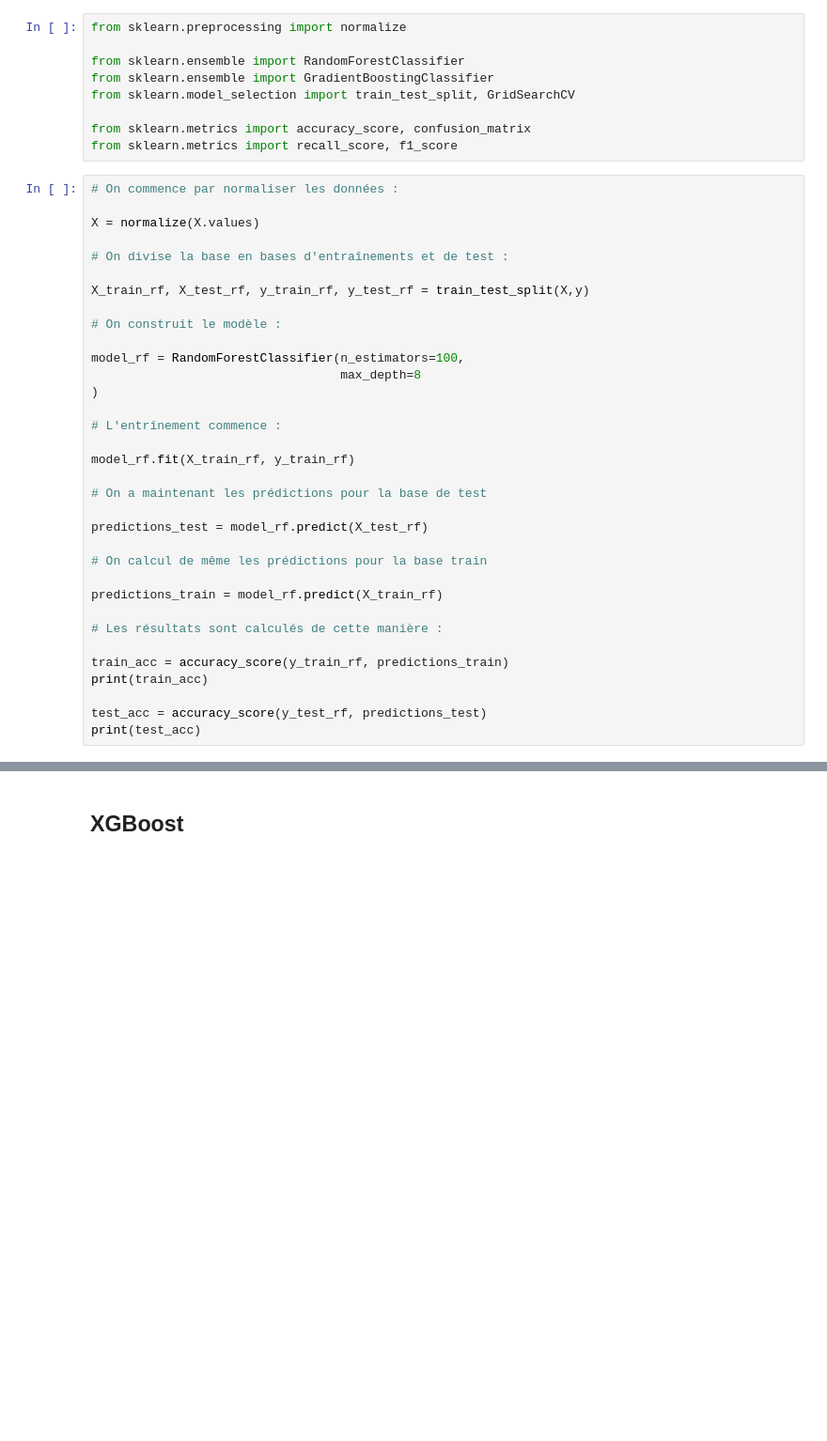
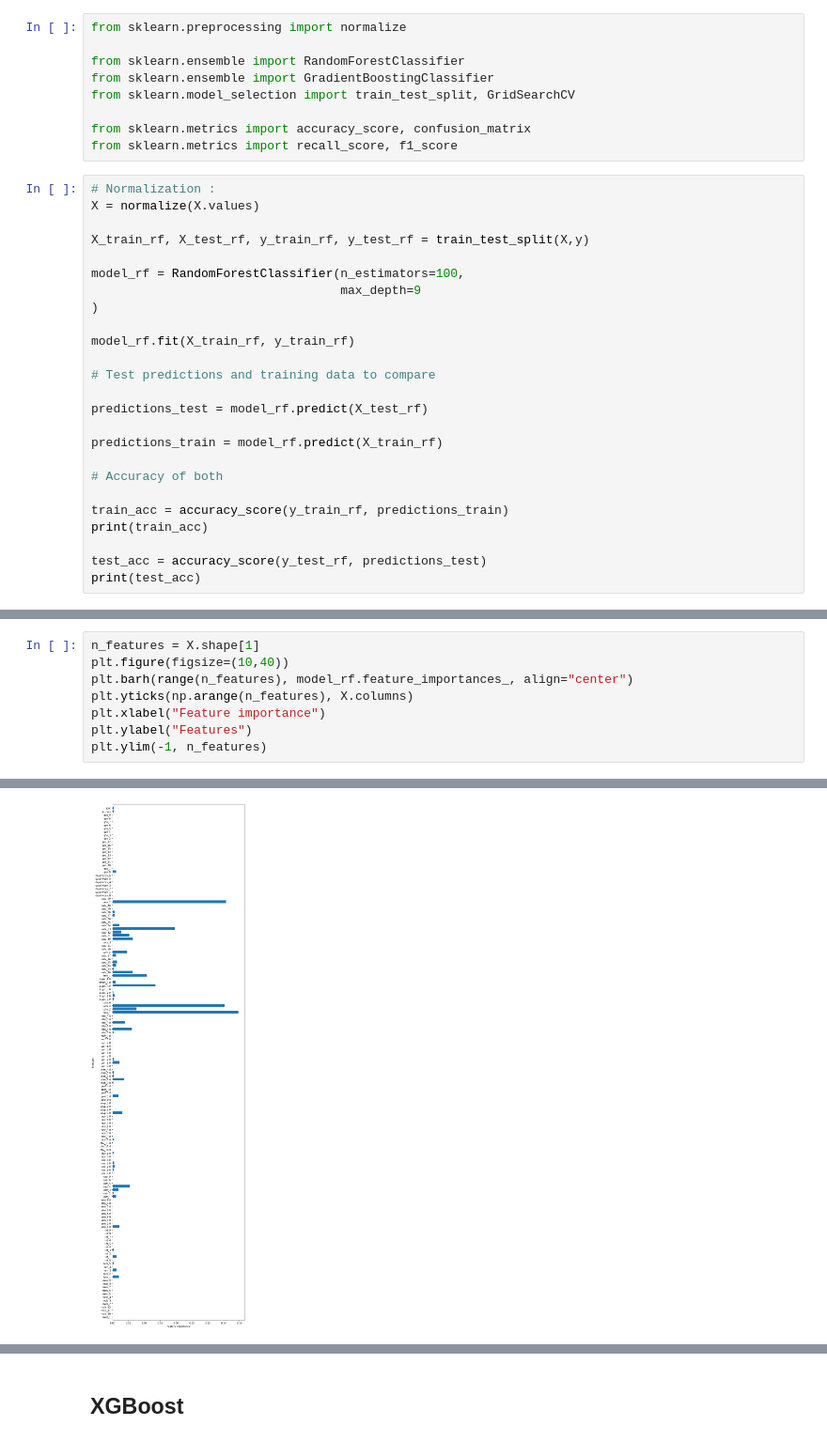
Before and after one commit to Chente-informa/Coursera_Capstone, a Jupyter notebook: Capstone_accident_severity_prediction_final_assigment.ipynb, the cells around one changed output, grey strips where cells are left out. Shown at 94% size. Drawn from its saved outputs; the diff is of its cells as text; blank space fills up the shorter version.

Commit message:
Final notebook to prediction accident
Final jupyter notebook of the prediction project of severity in traffic road accident (France metropole personal study)

```diff
--- a/Capstone_accident_severity_prediction_final_assigment.ipynb
+++ b/Capstone_accident_severity_prediction_final_assigment.ipynb
@@ -248,33 +249,24 @@ from sklearn.model_selection import train_test_split, GridSearchCV
 from sklearn.metrics import accuracy_score, confusion_matrix
 from sklearn.metrics import recall_score, f1_score
 # %%
-# On commence par normaliser les données :
-
+# Normalization :
 X = normalize(X.values)
-
-# On divise la base en bases d'entraînements et de test :
 
 X_train_rf, X_test_rf, y_train_rf, y_test_rf = train_test_split(X,y)
 
-# On construit le modèle :
-
 model_rf = RandomForestClassifier(n_estimators=100,
-                                  max_depth=8
+                                  max_depth=9
 )
-
-# L'entrînement commence :
 
 model_rf.fit(X_train_rf, y_train_rf)
 
-# On a maintenant les prédictions pour la base de test
+# Test predictions and training data to compare
 
 predictions_test = model_rf.predict(X_test_rf)
 
-# On calcul de même les prédictions pour la base train
-
 predictions_train = model_rf.predict(X_train_rf)
 
-# Les résultats sont calculés de cette manière :
+# Accuracy of both
 
 train_acc = accuracy_score(y_train_rf, predictions_train)
 print(train_acc)
@@ -286,0 +279,9 @@ print(test_acc)
+# %%
+n_features = X.shape[1]
+plt.figure(figsize=(10,40))
+plt.barh(range(n_features), model_rf.feature_importances_, align="center")
+plt.yticks(np.arange(n_features), X.columns)
+plt.xlabel("Feature importance")
+plt.ylabel("Features")
+plt.ylim(-1, n_features)
+# %% [output]
@@ -286,0 +289 @@ print(test_acc)
+[figure, added]
```
Also changed, not shown: parts of 22 cells of this notebook.
